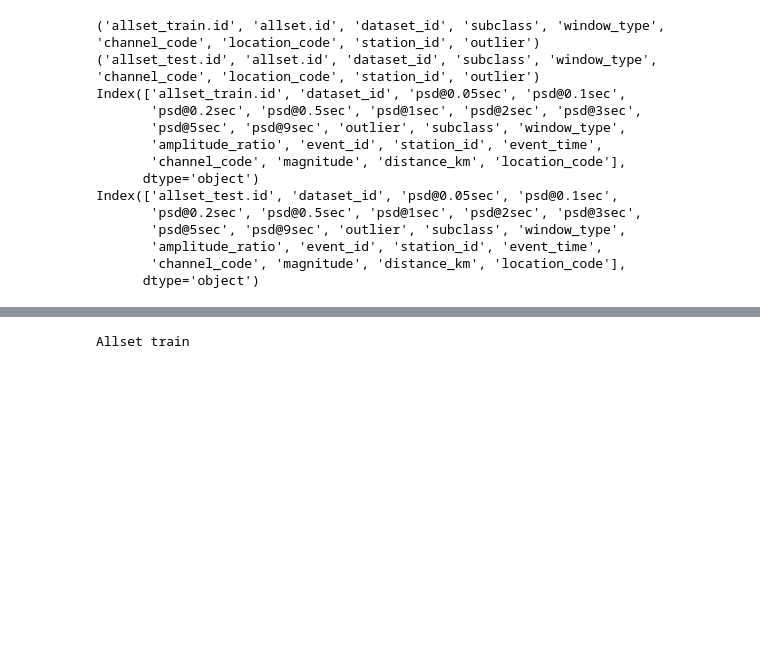
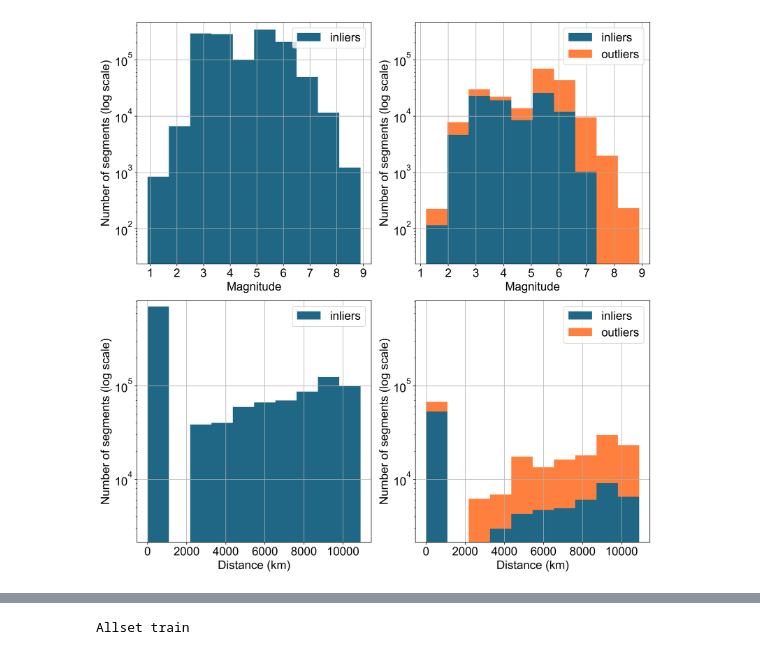
Before and after one commit to rizac/sod, a Jupyter notebook: sod/jupyter/Inspect.dataset.allset_train.allset_test.ipynb, the cells around one changed output, grey strips where cells are left out. Cells and saved outputs as stored; diff of their text form; code cells hidden in the pictures; blank space fills up the shorter version.

```diff
--- a/sod/jupyter/Inspect.dataset.allset_train.allset_test.ipynb
+++ b/sod/jupyter/Inspect.dataset.allset_train.allset_test.ipynb
@@ -43,13 +58,10 @@ distance_km      2223.901682  8448.059956  1.089710e+04        0     27989
 # %%
-print(sod_core_dataset.dataset_info(allset_train).uid_columns)
-print(sod_core_dataset.dataset_info(allset_test).uid_columns)
-
-print(allset_train.columns)
-print(allset_test.columns)
-
-
+# defining matplotlib functions
 import matplotlib.pyplot as plt
 from contextlib import contextmanager
+
+%matplotlib inline
+%config InlineBackend.figure_format = 'retina'
 
 @contextmanager
 def plotparams(params):
@@ -64,18 +76,44 @@ def plotparams(params):
     finally:
         for k, v in def_params.items():
             plt.rcParams[k] = v
-# %% [output]
-('allset_train.id', 'allset.id', 'dataset_id', 'subclass', 'window_type', 'channel_code', 'location_code', 'station_id', 'outlier')
-('allset_test.id', 'allset.id', 'dataset_id', 'subclass', 'window_type', 'channel_code', 'location_code', 'station_id', 'outlier')
-Index(['allset_train.id', 'dataset_id', 'psd@0.05sec', 'psd@0.1sec',
-       'psd@0.2sec', 'psd@0.5sec', 'psd@1sec', 'psd@2sec', 'psd@3sec',
-       'psd@5sec', 'psd@9sec', 'outlier', 'subclass', 'window_type',
-       'amplitude_ratio', 'event_id', 'station_id', 'event_time',
-       'channel_code', 'magnitude', 'distance_km', 'location_code'],
-      dtype='object')
-Index(['allset_test.id', 'dataset_id', 'psd@0.05sec', 'psd@0.1sec',
-       'psd@0.2sec', 'psd@0.5sec', 'psd@1sec', 'psd@2sec', 'psd@3sec',
-       'psd@5sec', 'psd@9sec', 'outlier', 'subclass', 'window_type',
-       'amplitude_ratio', 'event_id', 'station_id', 'event_time',
-       'channel_code', 'magnitude', 'distance_km', 'location_code'],
-      dtype='object')
+# %%
+# Plot distributions
+import sod.core.dataset as sod_dataset
+import numpy as np
+
+dinfo = sod_dataset.dataset_info(allset_test)
+class_sel_i = dinfo.class_selector[dinfo.classnames[0]]
+class_sel_o = dinfo.class_selector[dinfo.classnames[1]]
+
+bins_m = None # np.arange(0, 10, 0.5)
+
+# use colors which are ok also for grayscale:
+colors = ['#1f6784', '#ff7f3e', '#9cf09c']
+
+with plotparams({'figure.figsize': (12, 12), 'font.size': 18, 'figure.dpi': 150, 'font.family': 'helvetica,arial'}):
+    fig, ax = plt.subplots(2, 2)
+    ax[0][0].hist(allset_train.magnitude, bins=bins_m, label='inliers', log=True, color=colors[0])
+    ax[1][0].hist(allset_train.distance_km, label='inliers', log=True, color=colors[0])
+    data = {
+        'inliers': allset_test[class_sel_i(allset_test)],
+        'outliers': allset_test[class_sel_o(allset_test)],
+    }
+    ax[0][1].hist([_.magnitude for _ in data.values()], bins=bins_m, label=data.keys(), log=True, stacked=True,
+                  color=colors[:len(data)])
+    ax[1][1].hist([_.distance_km for _ in data.values()], label=data.keys(), log=True, stacked=True,
+                  color=colors[:len(data)])
+    for _, xlabel in zip(ax, ['Magnitude', 'Distance (km)']):
+        miny, maxy = 1e6, 1
+        for a in _:
+            a.legend()
+            a.grid()
+            maxy = max(a.get_ylim()[1], maxy)
+            miny = min(a.get_ylim()[0], miny)
+            a.set_ylabel('Number of segments (log scale)')
+            a.set_xlabel(xlabel)
+        for a in _:
+            a.set_ylim([miny, maxy])
+
+plt.tight_layout()
+# %% [output]
+[figure, added]
```
Also changed, not shown: parts of 5 cells of this notebook, 6 other files.
